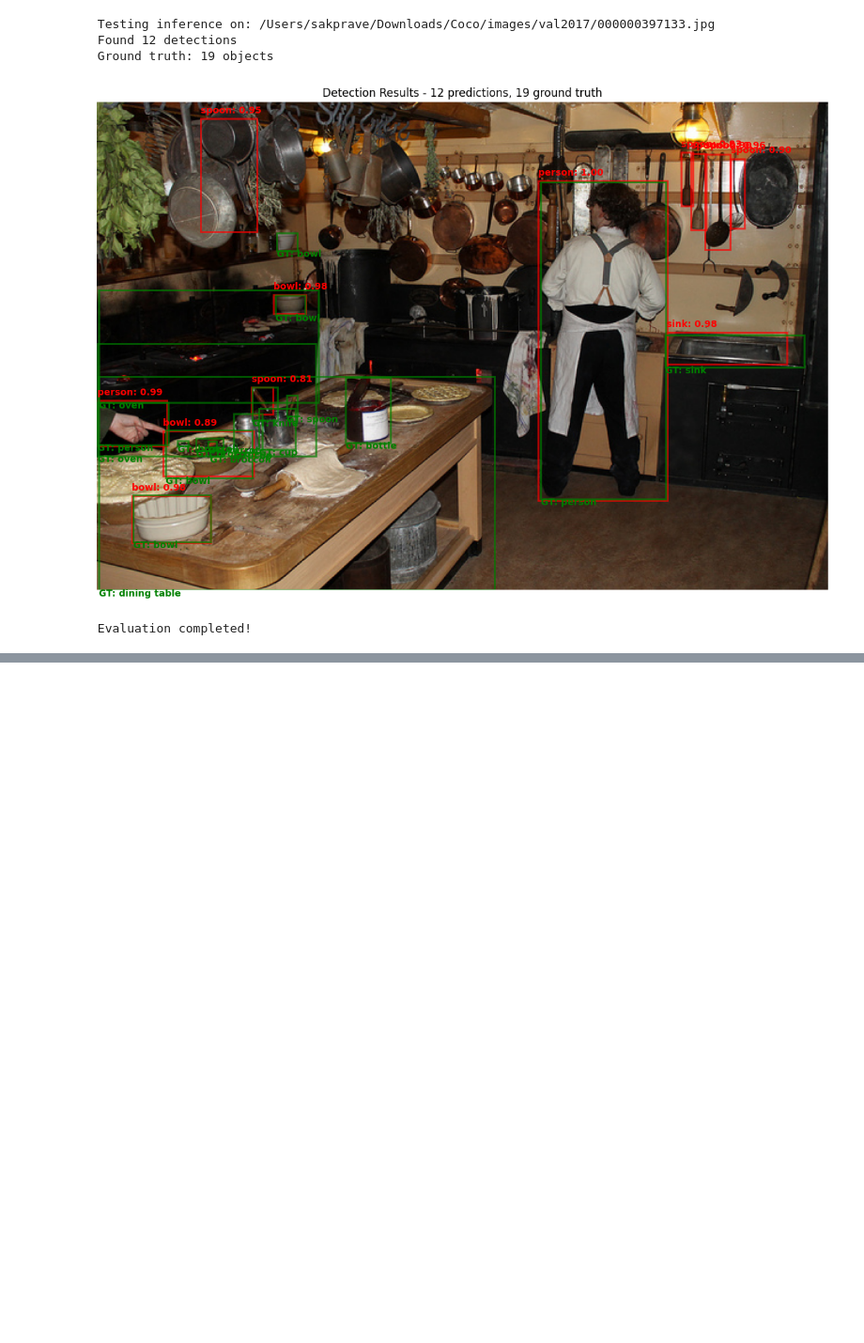
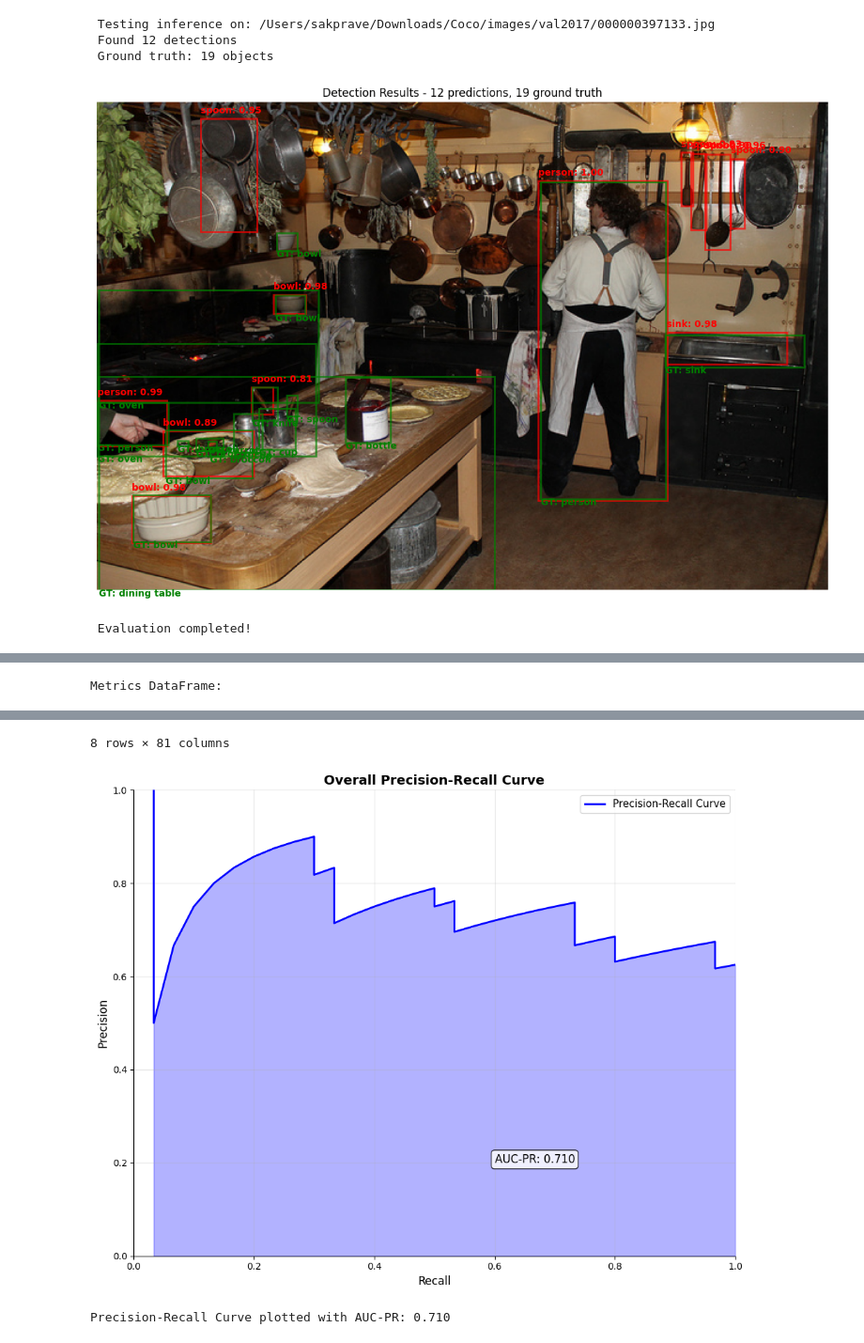
Before and after one commit to JdeRobot/DetectionMetrics, a Jupyter notebook: examples/tutorial_image_detection.ipynb, the cells around one changed output, grey strips where cells are left out. Shown at 94% size. Drawn from its saved outputs; the diff is of its cells as text; code cells hidden in the pictures; blank space fills up the shorter version.

Commit message:
Extended metrics to map@0.5:0.95, precision-recall curve and AUC

```diff
--- a/examples/tutorial_image_detection.ipynb
+++ b/examples/tutorial_image_detection.ipynb
@@ -249,0 +239,72 @@ display(results)
+# %%
+# Visualize Precision-Recall Curve
+import matplotlib.pyplot as plt
+import numpy as np
+
+# Check the structure of results
+if isinstance(results, dict):
+    metrics_df = results["metrics_df"]
+    metrics_factory = results["metrics_factory"]
+else:
+    # Fallback for old format
+    metrics_df = results
+    metrics_factory = None
+
+# Display the metrics DataFrame
+print("\nMetrics DataFrame:")
+display(metrics_df)
+
+# Visualize Precision-Recall Curve if metrics factory is available
+if metrics_factory is not None:
+    # Get the precision-recall curve data
+    curve_data = metrics_factory.get_overall_precision_recall_curve()
+    auc_pr = metrics_factory.compute_auc_pr()
+
+    # Create the plot
+    plt.figure(figsize=(10, 8))
+
+    # Plot the precision-recall curve
+    plt.plot(curve_data['recall'], curve_data['precision'],
+             linewidth=2, color='blue', label=f'Precision-Recall Curve')
+
+    # Fill the area under the curve
+    plt.fill_between(curve_data['recall'], curve_data['precision'],
+                     alpha=0.3, color='blue')
+
+    # Add AUC-PR annotation
+    plt.text(0.6, 0.2, f'AUC-PR: {auc_pr:.3f}',
+             fontsize=12, bbox=dict(boxstyle="round,pad=0.3", facecolor="white", alpha=0.8))
+
+    # Customize the plot
+    plt.xlabel('Recall', fontsize=12)
+    plt.ylabel('Precision', fontsize=12)
+    plt.title('Overall Precision-Recall Curve', fontsize=14, fontweight='bold')
+    plt.grid(True, alpha=0.3)
+    plt.legend(fontsize=11)
+
+    # Set axis limits
+    plt.xlim([0, 1])
+    plt.ylim([0, 1])
+
+    # Add some styling
+    plt.gca().spines['top'].set_visible(False)
+    plt.gca().spines['right'].set_visible(False)
+
+    plt.tight_layout()
+    plt.show()
+
+    print(f"Precision-Recall Curve plotted with AUC-PR: {auc_pr:.3f}")
+
+else:
+    print("Precision-recall curve data not available.")
+    print("The evaluation results don't contain the metrics factory object.")
+
+    # Alternative: Show the metrics DataFrame
+    if hasattr(metrics_df, 'index') and 'AP' in metrics_df.index:
+        print("\nAvailable metrics:")
+        for metric in metrics_df.index:
+            if metric in ['AP', 'mAP@[0.5:0.95]', 'AUC-PR']:
+                mean_value = metrics_df.loc[metric, 'mean']
+                print(f"{metric}: {mean_value:.3f}")
+# %% [output]
+Metrics DataFrame:
@@ -249,0 +320,3 @@ display(results)
+8 rows × 81 columns
+[figure, added]
+Precision-Recall Curve plotted with AUC-PR: 0.710
```
Also changed, not shown: parts of 3 cells of this notebook, 3 other files.
